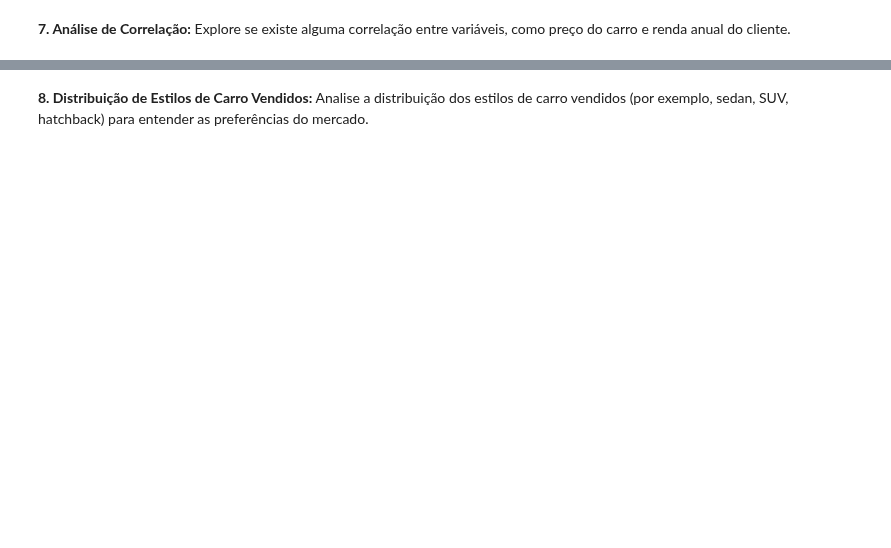
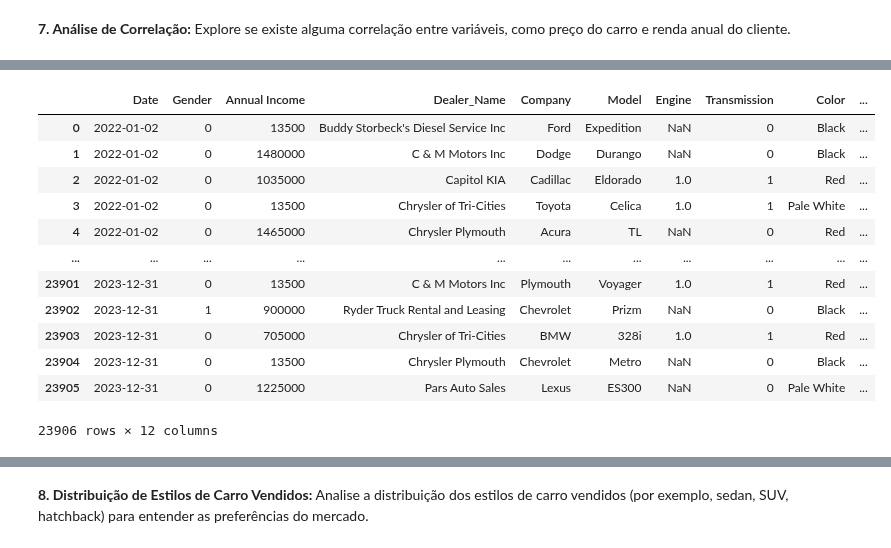
Before and after one commit to GabrielVila/Car-Sales-Report, a Jupyter notebook: projeto_carro.ipynb, the cells around one changed output, grey strips where cells are left out. Drawn from its saved outputs; the diff is of its cells as text; code cells hidden in the pictures; blank space fills up the shorter version.

```diff
--- a/projeto_carro.ipynb
+++ b/projeto_carro.ipynb
@@ -208,0 +300,23 @@ Name: count, dtype: int64
+# %%
+mapeamento = {'Male': 0, 'Female': 1,
+              'DoubleÂ Overhead Camshaft': 0, 'Overhead Camshaft': 1,
+              'Auto': 0, 'Manual': 1}
+dados_mapeados = dados.copy()
+dados_mapeados['Gender'] = dados['Gender'].map(mapeamento)
+dados_mapeados['Engine'] = dados['Engine'].map(mapeamento)
+dados_mapeados['Transmission'] = dados['Transmission'].map(mapeamento)
+dados_mapeados
+# %% [output]
+|  | Date | Gender | Annual Income | Dealer_Name | Company | Model | Engine | Transmission | Color | ... |
+| 0 | 2022-01-02 | 0 | 13500 | Buddy Storbeck's Diesel Service Inc | Ford | Expedition | NaN | 0 | Black | ... |
+| 1 | 2022-01-02 | 0 | 1480000 | C & M Motors Inc | Dodge | Durango | NaN | 0 | Black | ... |
+| 2 | 2022-01-02 | 0 | 1035000 | Capitol KIA | Cadillac | Eldorado | 1.0 | 1 | Red | ... |
+| 3 | 2022-01-02 | 0 | 13500 | Chrysler of Tri-Cities | Toyota | Celica | 1.0 | 1 | Pale White | ... |
+| 4 | 2022-01-02 | 0 | 1465000 | Chrysler Plymouth | Acura | TL | NaN | 0 | Red | ... |
+| ... | ... | ... | ... | ... | ... | ... | ... | ... | ... | ... |
+| 23901 | 2023-12-31 | 0 | 13500 | C & M Motors Inc | Plymouth | Voyager | 1.0 | 1 | Red | ... |
+| 23902 | 2023-12-31 | 1 | 900000 | Ryder Truck Rental and Leasing | Chevrolet | Prizm | NaN | 0 | Black | ... |
+| 23903 | 2023-12-31 | 0 | 705000 | Chrysler of Tri-Cities | BMW | 328i | 1.0 | 1 | Red | ... |
+| 23904 | 2023-12-31 | 0 | 13500 | Chrysler Plymouth | Chevrolet | Metro | NaN | 0 | Black | ... |
+| 23905 | 2023-12-31 | 0 | 1225000 | Pars Auto Sales | Lexus | ES300 | NaN | 0 | Pale White | ... |
+23906 rows × 12 columns
```
Also changed, not shown: parts of 16 cells of this notebook.
